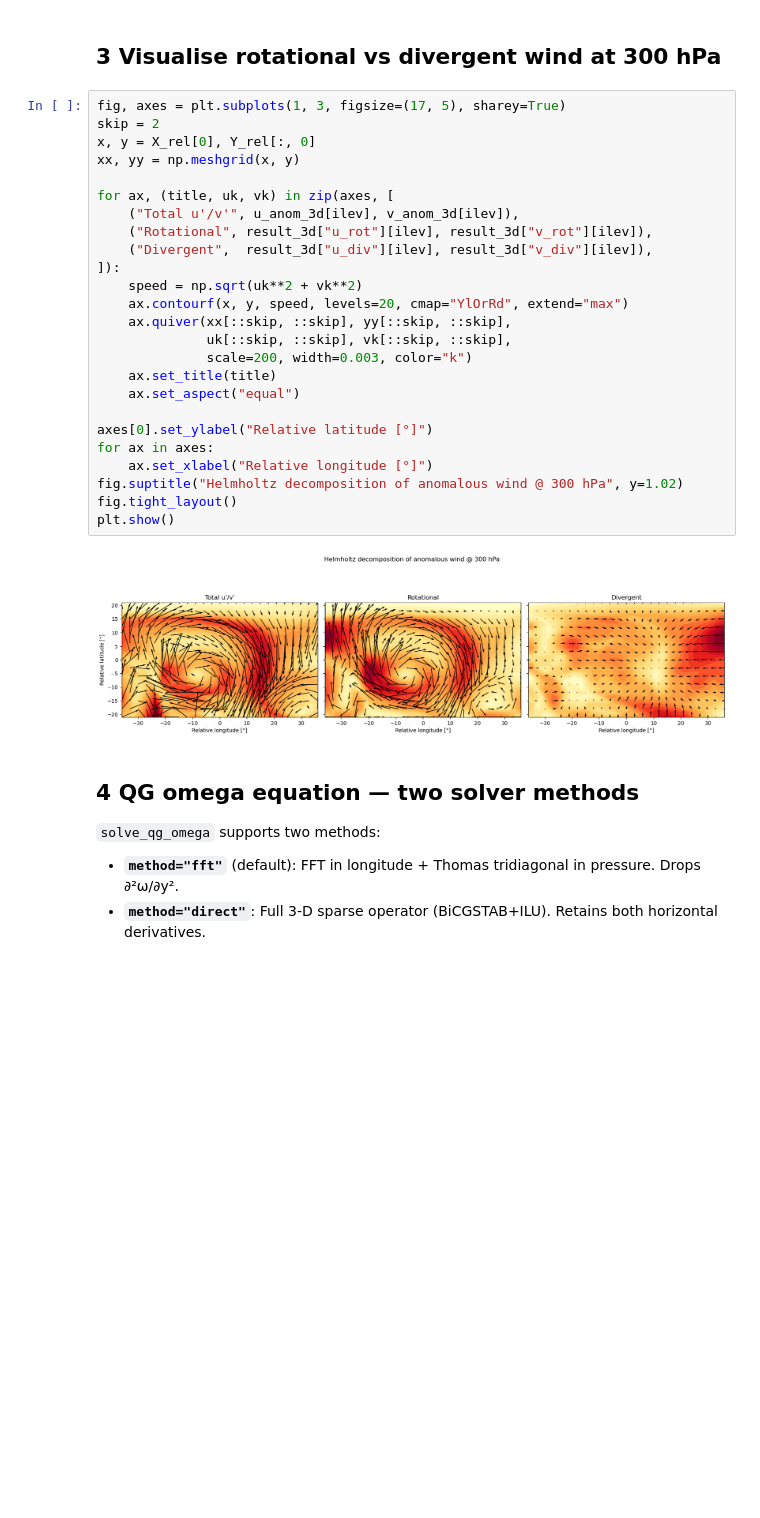
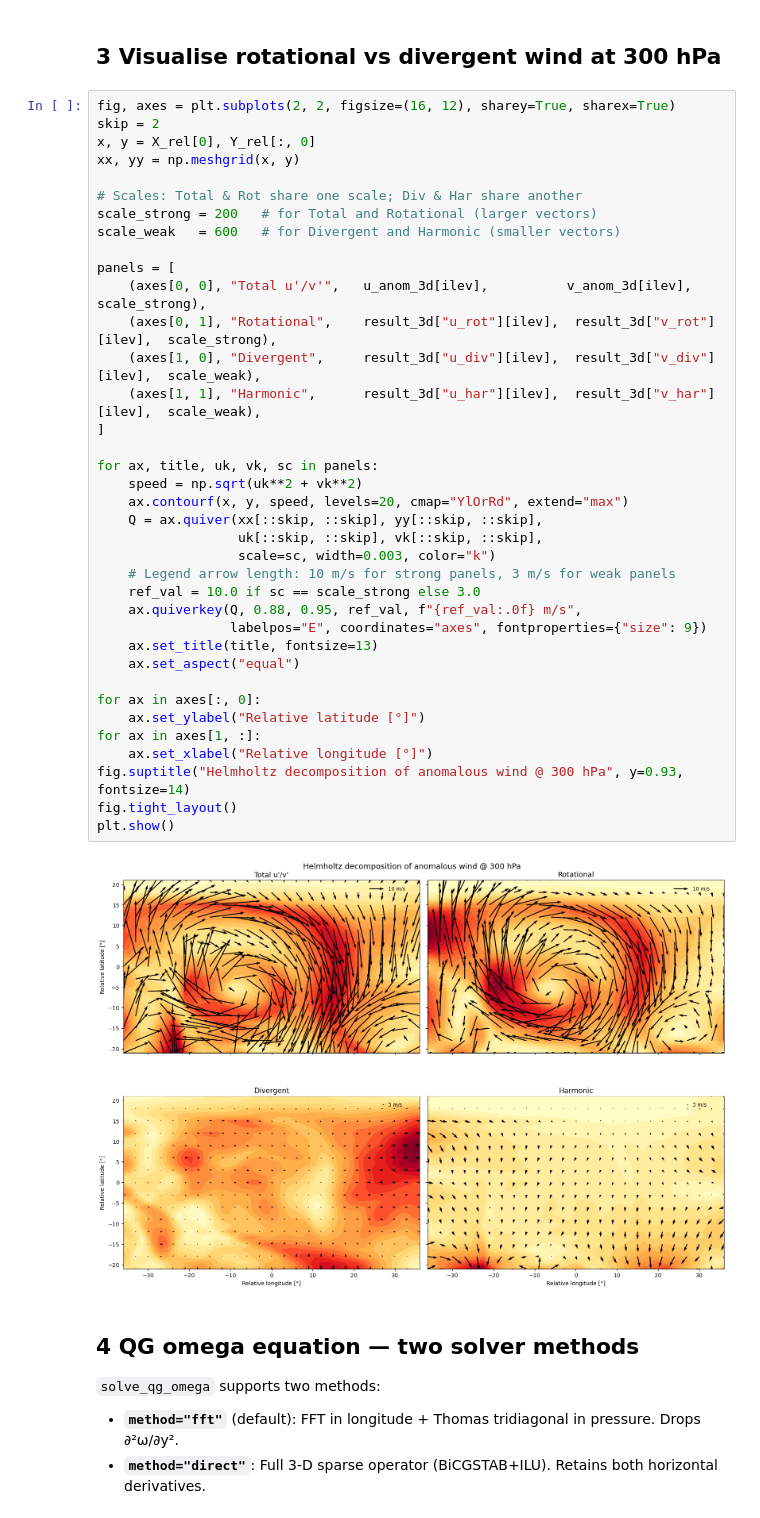
Before and after one commit to yanxingjianken/pvtend, a Jupyter notebook: examples/02_helmholtz_and_qg_omega.ipynb, the cells around one changed output. Drawn from its saved outputs; the diff is of its cells as text; blank space fills up the shorter version.

```diff
--- a/examples/02_helmholtz_and_qg_omega.ipynb
+++ b/examples/02_helmholtz_and_qg_omega.ipynb
@@ -55,32 +55,44 @@ for comp in ["u_rot", "v_rot", "u_div", "v_div"]:
 # %% [markdown]
 ## 3  Visualise rotational vs divergent wind at 300 hPa
 # %%
-fig, axes = plt.subplots(1, 3, figsize=(17, 5), sharey=True)
+fig, axes = plt.subplots(2, 2, figsize=(16, 12), sharey=True, sharex=True)
 skip = 2
 x, y = X_rel[0], Y_rel[:, 0]
 xx, yy = np.meshgrid(x, y)
 
-for ax, (title, uk, vk) in zip(axes, [
-    ("Total u'/v'", u_anom_3d[ilev], v_anom_3d[ilev]),
-    ("Rotational", result_3d["u_rot"][ilev], result_3d["v_rot"][ilev]),
-    ("Divergent",  result_3d["u_div"][ilev], result_3d["v_div"][ilev]),
-]):
+# Scales: Total & Rot share one scale; Div & Har share another
+scale_strong = 200   # for Total and Rotational (larger vectors)
+scale_weak   = 600   # for Divergent and Harmonic (smaller vectors)
+
+panels = [
+    (axes[0, 0], "Total u'/v'",   u_anom_3d[ilev],          v_anom_3d[ilev],          scale_strong),
+    (axes[0, 1], "Rotational",    result_3d["u_rot"][ilev],  result_3d["v_rot"][ilev],  scale_strong),
+    (axes[1, 0], "Divergent",     result_3d["u_div"][ilev],  result_3d["v_div"][ilev],  scale_weak),
+    (axes[1, 1], "Harmonic",      result_3d["u_har"][ilev],  result_3d["v_har"][ilev],  scale_weak),
+]
+
+for ax, title, uk, vk, sc in panels:
     speed = np.sqrt(uk**2 + vk**2)
     ax.contourf(x, y, speed, levels=20, cmap="YlOrRd", extend="max")
-    ax.quiver(xx[::skip, ::skip], yy[::skip, ::skip],
-              uk[::skip, ::skip], vk[::skip, ::skip],
-              scale=200, width=0.003, color="k")
-    ax.set_title(title)
+    Q = ax.quiver(xx[::skip, ::skip], yy[::skip, ::skip],
+                  uk[::skip, ::skip], vk[::skip, ::skip],
+                  scale=sc, width=0.003, color="k")
+    # Legend arrow length: 10 m/s for strong panels, 3 m/s for weak panels
+    ref_val = 10.0 if sc == scale_strong else 3.0
+    ax.quiverkey(Q, 0.88, 0.95, ref_val, f"{ref_val:.0f} m/s",
+                 labelpos="E", coordinates="axes", fontproperties={"size": 9})
+    ax.set_title(title, fontsize=13)
     ax.set_aspect("equal")
 
-axes[0].set_ylabel("Relative latitude [°]")
-for ax in axes:
+for ax in axes[:, 0]:
+    ax.set_ylabel("Relative latitude [°]")
+for ax in axes[1, :]:
     ax.set_xlabel("Relative longitude [°]")
-fig.suptitle("Helmholtz decomposition of anomalous wind @ 300 hPa", y=1.02)
+fig.suptitle("Helmholtz decomposition of anomalous wind @ 300 hPa", y=0.93, fontsize=14)
 fig.tight_layout()
 plt.show()
 # %% [output]
-[figure, old version]
+[figure, new version]
 # %% [markdown]
 ## 4  QG omega equation — two solver methods
 
```
Also changed, not shown: parts of 9 cells of this notebook.
